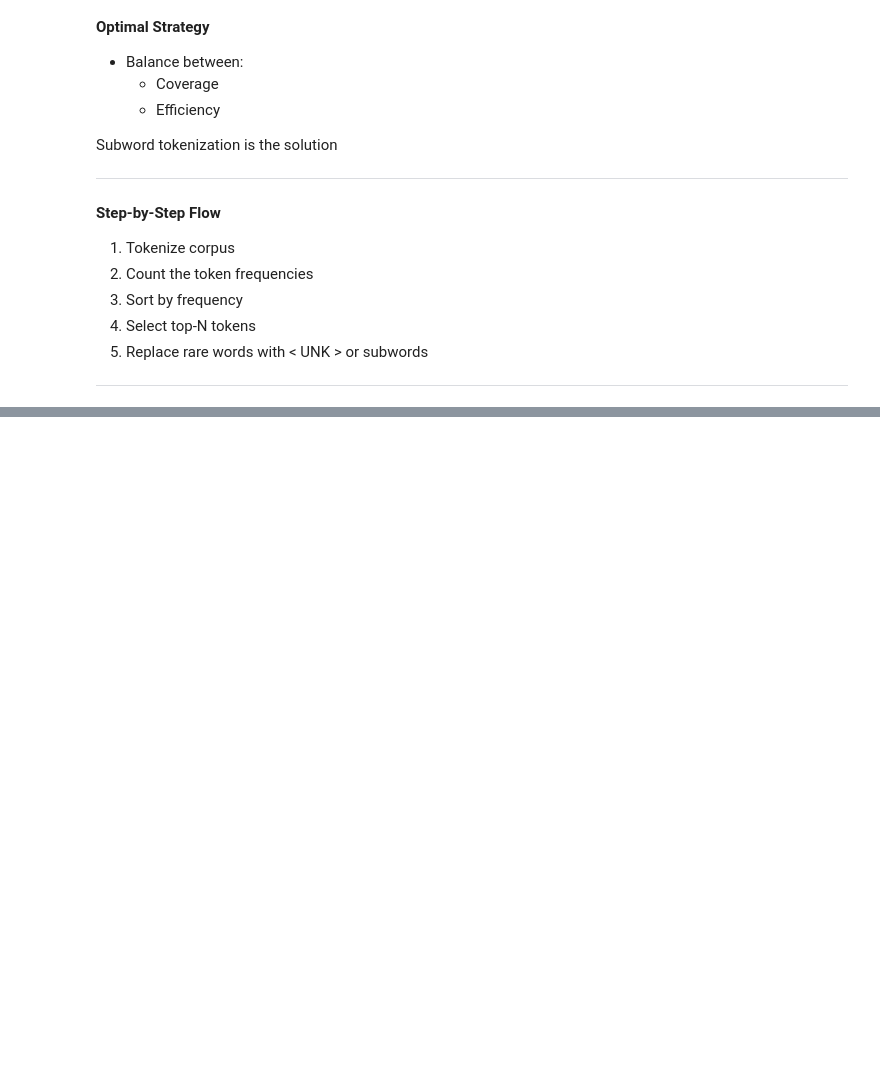
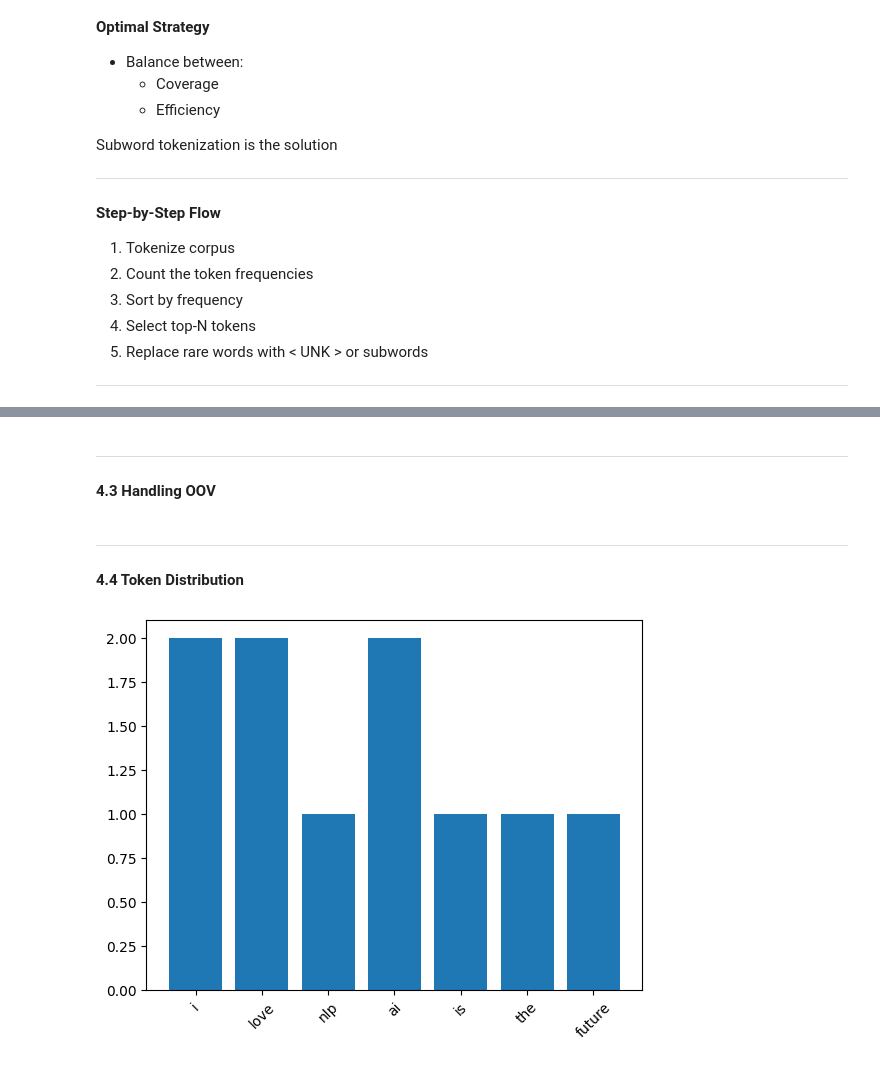
Before and after one commit to erkartik2001/nlp-genai-mastery, a Jupyter notebook: Phase1_TextProcessingTokenization/Day5_VocabularyAndTextStatistics.ipynb, the cells around one changed output, grey strips where cells are left out. Saved outputs shown, nothing was run; the diff lists cells and outputs as text; code cells hidden in the pictures; blank space fills up the shorter version.

```diff
--- a/Phase1_TextProcessingTokenization/Day5_VocabularyAndTextStatistics.ipynb
+++ b/Phase1_TextProcessingTokenization/Day5_VocabularyAndTextStatistics.ipynb
@@ -242,0 +246,15 @@ Modern LLM pipelines (handled via subword tokenization)
+# %%
+from collections import Counter
+
+def build_vocab(texts):
+    tokens = []
+    for text in texts:
+        tokens.extend(text.lower().split())
+        print(tokens)
+
+    counter = Counter(tokens)
+    print(counter)
+    print(enumerate(counter.items()))
+    vocab = {word: idx for idx,(word, _) in enumerate(counter.items())}
+
+    return vocab, counter
@@ -242,0 +265,11 @@ Modern LLM pipelines (handled via subword tokenization)
+# %%
+texts = [
+    "I love NLP",
+    "I love AI",
+    "AI is the future"
+]
+
+vocab, counter = build_vocab(texts)
+print(vocab)
+print(counter)
+# print(counter.keys())
@@ -242,0 +284,4 @@ Modern LLM pipelines (handled via subword tokenization)
+# %% [markdown]
+---
+
+#### **4.3 Handling OOV**
@@ -242,0 +291,16 @@ Modern LLM pipelines (handled via subword tokenization)
+# %% [markdown]
+---
+
+#### **4.4 Token Distribution**
+# %%
+import matplotlib.pyplot as plt
+
+words = list(counter.keys())
+freqs = list(counter.values())
+# print(list(counter.values()))
+
+plt.bar(words, freqs)
+plt.xticks(rotation=45)
+plt.show()
+# %% [output]
+[figure, added]
```
Also changed, not shown: parts of 17 cells of this notebook.
